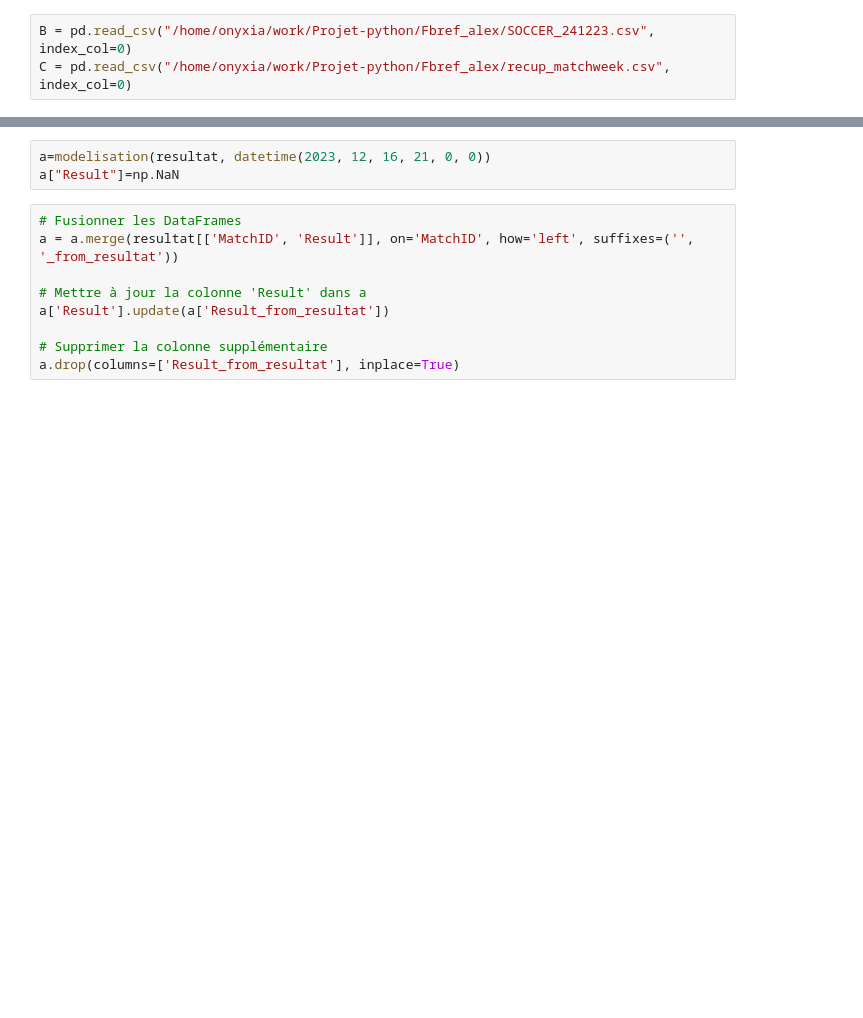
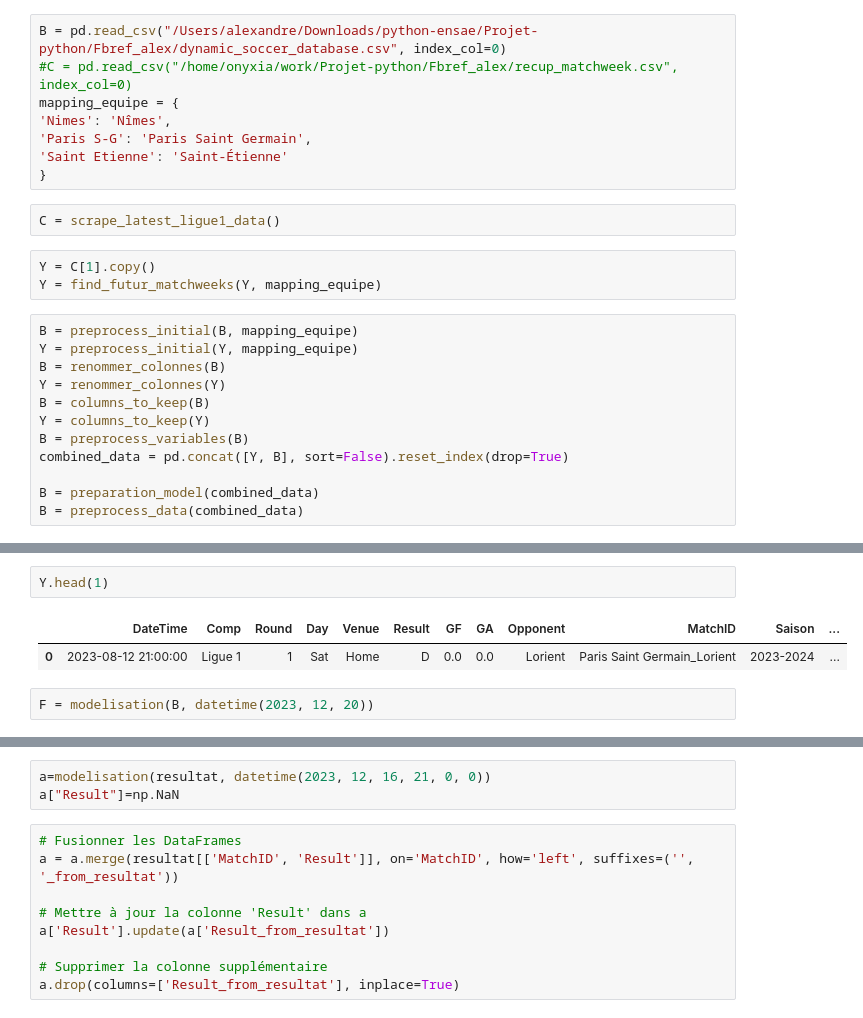
Before and after one commit to alexandreviard/Ligue1Predictor, a Jupyter notebook: Fbref_alex/test.ipynb, the cells around one changed output, grey strips where cells are left out. Drawn from its saved outputs; the diff is of its cells as text; blank space fills up the shorter version.

```diff
--- a/Fbref_alex/test.ipynb
+++ b/Fbref_alex/test.ipynb
@@ -5,3 +84,25 @@ from script_github import *
 # %%
-B = pd.read_csv("/home/onyxia/work/Projet-python/Fbref_alex/SOCCER_241223.csv", index_col=0)
-C = pd.read_csv("/home/onyxia/work/Projet-python/Fbref_alex/recup_matchweek.csv", index_col=0)
+B = pd.read_csv("/Users/alexandre/Downloads/python-ensae/Projet-python/Fbref_alex/dynamic_soccer_database.csv", index_col=0)
+#C = pd.read_csv("/home/onyxia/work/Projet-python/Fbref_alex/recup_matchweek.csv", index_col=0)
+mapping_equipe = {
+'Nimes': 'Nîmes',
+'Paris S-G': 'Paris Saint Germain',
+'Saint Etienne': 'Saint-Étienne'
+}
+# %%
+C = scrape_latest_ligue1_data()
+# %%
+Y = C[1].copy()
+Y = find_futur_matchweeks(Y, mapping_equipe)
+# %%
+B = preprocess_initial(B, mapping_equipe)
+Y = preprocess_initial(Y, mapping_equipe)
+B = renommer_colonnes(B)
+Y = renommer_colonnes(Y)
+B = columns_to_keep(B)
+Y = columns_to_keep(Y)
+B = preprocess_variables(B)
+combined_data = pd.concat([Y, B], sort=False).reset_index(drop=True)
+
+B = preparation_model(combined_data)
+B = preprocess_data(combined_data)
@@ -7,0 +126,7 @@ C = pd.read_csv("/home/onyxia/work/Projet-python/Fbref_alex/recup_matchweek.csv"
+# %%
+Y.head(1)
+# %% [output]
+|  | DateTime | Comp | Round | Day | Venue | Result | GF | GA | Opponent | MatchID | Saison | ... |
+| 0 | 2023-08-12 21:00:00 | Ligue 1 | 1 | Sat | Home | D | 0.0 | 0.0 | Lorient | Paris Saint Germain_Lorient | 2023-2024 | ... |
+# %%
+F = modelisation(B, datetime(2023, 12, 20))
```
Also changed, not shown: parts of 10 cells of this notebook, 4 other files.
